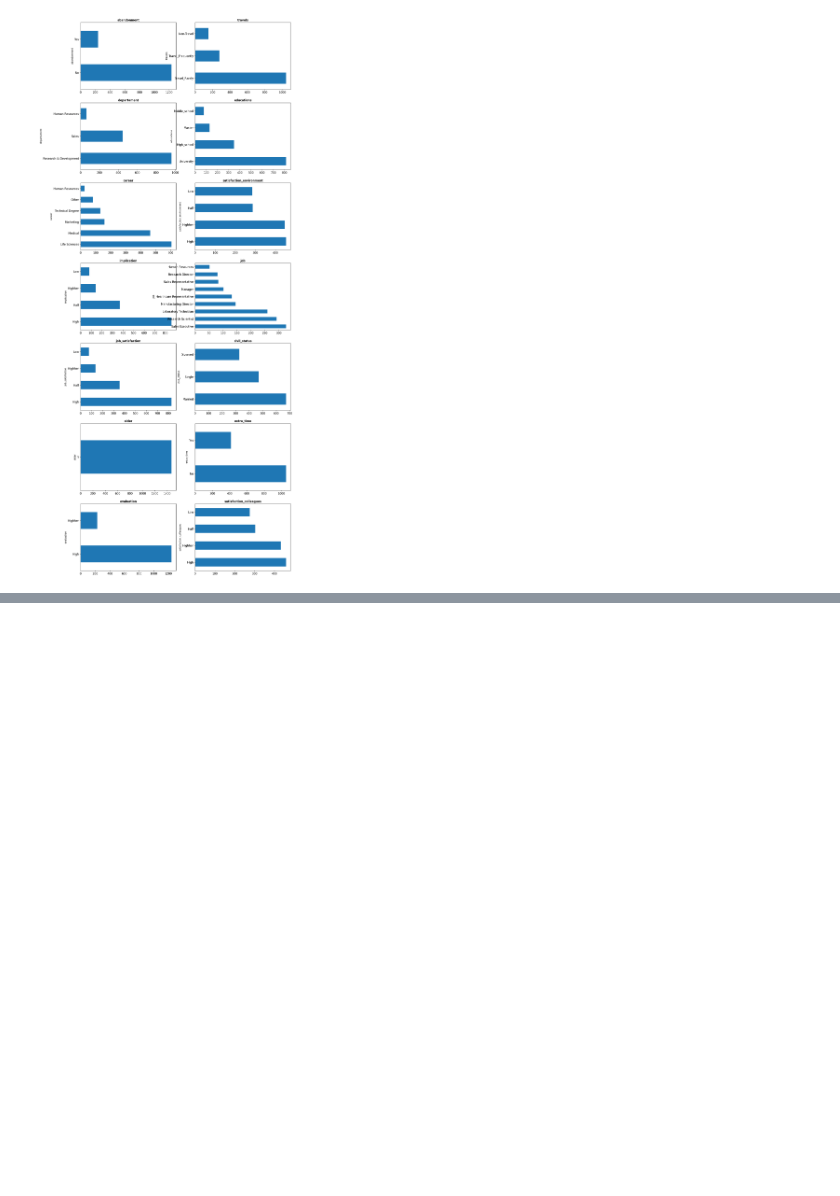
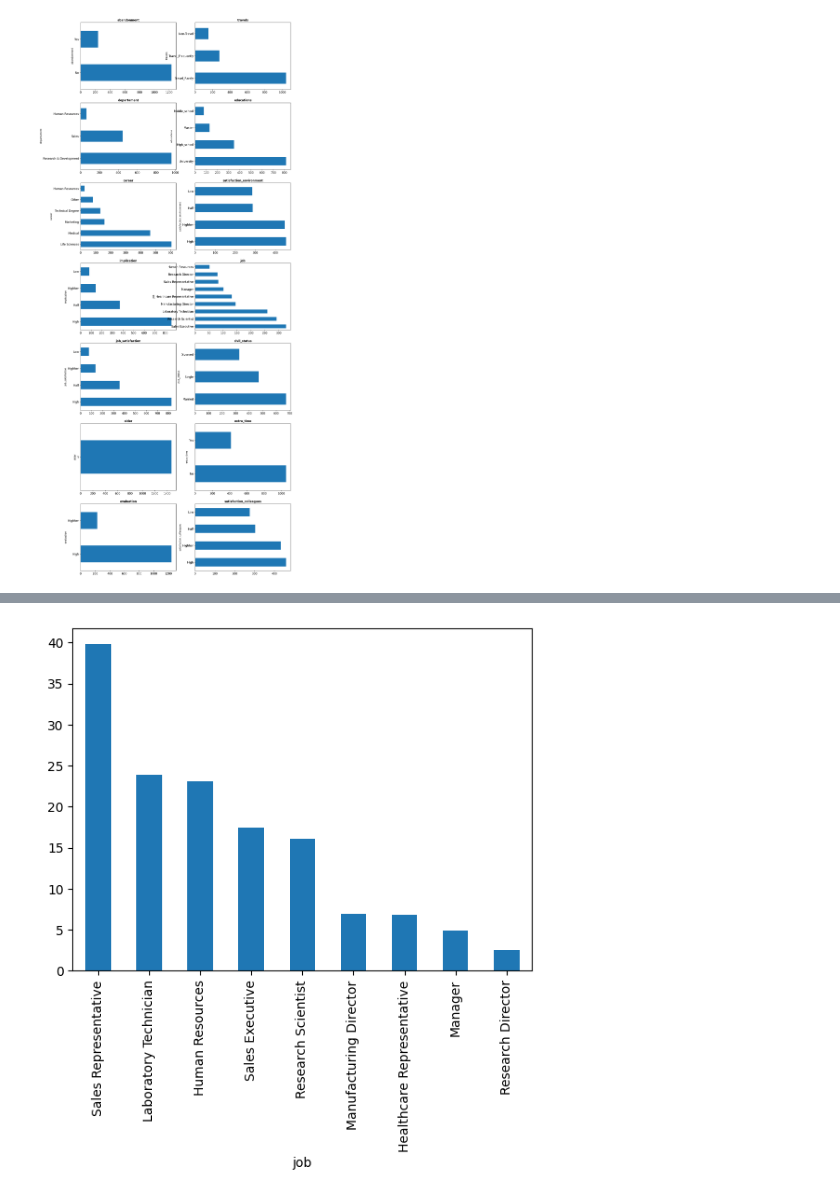
Before and after one commit to EstebanGarnicaMateus/Portfolio, a Jupyter notebook: ds_projects/data_science/Abandonment_employees.ipynb, the cells around one changed output, grey strips where cells are left out. Cells and saved outputs as stored; diff of their text form; code cells hidden in the pictures; blank space fills up the shorter version.

```diff
--- a/ds_projects/data_science/Abandonment_employees.ipynb
+++ b/ds_projects/data_science/Abandonment_employees.ipynb
@@ -114,0 +219,6 @@ graphics_eda_categoricos(df.select_dtypes('O'))
+# %%
+# Analysis job
+temp = df.groupby('job').abandonment.mean().sort_values(ascending = False) * 100
+temp.plot.bar();
+# %% [output]
+[figure, added]
```
Also changed, not shown: parts of 55 cells of this notebook.
